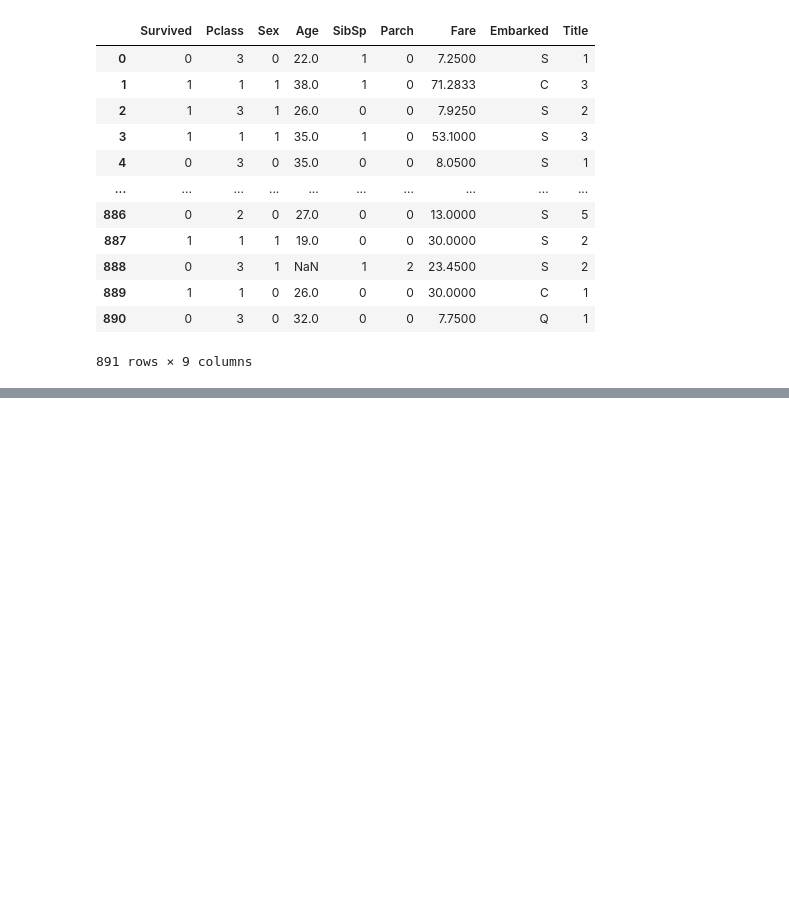
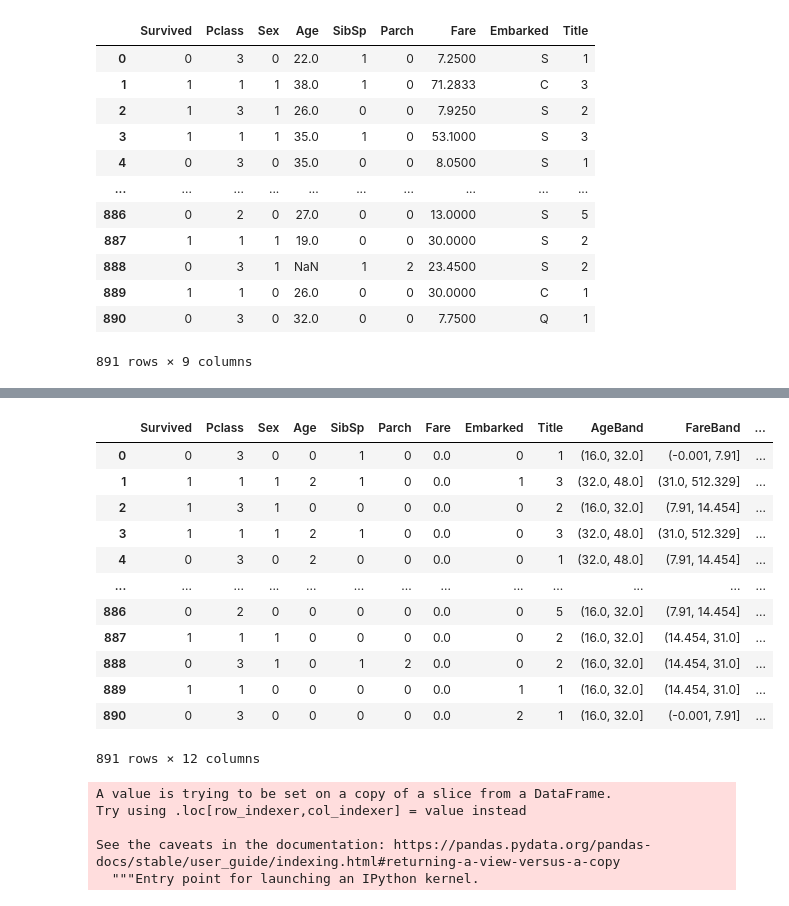
Before and after one commit to OhyunHighSchoolML/jangjo123, a Jupyter notebook: titanic.ipynb, the cells around one changed output, grey strips where cells are left out. Drawn from its saved outputs; the diff is of its cells as text; code cells hidden in the pictures; blank space fills up the shorter version.

```diff
--- a/titanic.ipynb
+++ b/titanic.ipynb
@@ -421,0 +487,2 @@ train_df
+# %%
+train_df['AgeBand'] = pd.cut(train_df['Age'],5) #cut은 동일한 길이로 나누기
@@ -421,0 +571,2 @@ train_df
+# %%
+train_df['Embarked'] = train_df['Embarked'].fillna('S')
@@ -421,0 +587,2 @@ train_df
+# %%
+train_df['Embarked'] = train_df['Embarked'].astype(str)
@@ -421,0 +621,3 @@ train_df
+# %%
+train_df['FareBand'] = pd.qcut(train_df['Fare'], 4) # pd.qcut 동일한 값으로 나누기
+train_df[['FareBand','Survived']].groupby('FareBand',as_index = False).mean()
@@ -421,0 +641,16 @@ train_df
+# %%
+train_df
+# %% [output]
+|  | Survived | Pclass | Sex | Age | SibSp | Parch | Fare | Embarked | Title | AgeBand | FareBand | ... |
+| 0 | 0 | 3 | 0 | 0 | 1 | 0 | 0.0 | 0 | 1 | (16.0, 32.0] | (-0.001, 7.91] | ... |
+| 1 | 1 | 1 | 1 | 2 | 1 | 0 | 0.0 | 1 | 3 | (32.0, 48.0] | (31.0, 512.329] | ... |
+| 2 | 1 | 3 | 1 | 0 | 0 | 0 | 0.0 | 0 | 2 | (16.0, 32.0] | (7.91, 14.454] | ... |
+| 3 | 1 | 1 | 1 | 2 | 1 | 0 | 0.0 | 0 | 3 | (32.0, 48.0] | (31.0, 512.329] | ... |
+| 4 | 0 | 3 | 0 | 2 | 0 | 0 | 0.0 | 0 | 1 | (32.0, 48.0] | (7.91, 14.454] | ... |
+| ... | ... | ... | ... | ... | ... | ... | ... | ... | ... | ... | ... | ... |
+| 886 | 0 | 2 | 0 | 0 | 0 | 0 | 0.0 | 0 | 5 | (16.0, 32.0] | (7.91, 14.454] | ... |
+| 887 | 1 | 1 | 1 | 0 | 0 | 0 | 0.0 | 0 | 2 | (16.0, 32.0] | (14.454, 31.0] | ... |
+| 888 | 0 | 3 | 1 | 0 | 1 | 2 | 0.0 | 0 | 2 | (16.0, 32.0] | (14.454, 31.0] | ... |
+| 889 | 1 | 1 | 0 | 0 | 0 | 0 | 0.0 | 1 | 1 | (16.0, 32.0] | (14.454, 31.0] | ... |
+| 890 | 0 | 3 | 0 | 0 | 0 | 0 | 0.0 | 2 | 1 | (16.0, 32.0] | (-0.001, 7.91] | ... |
+891 rows × 12 columns
@@ -421,0 +663,8 @@ train_df
+# %%
+test_df[test_df['Fare'] > 10]['Fare'] = 1
+# %% [output]
+A value is trying to be set on a copy of a slice from a DataFrame.
+Try using .loc[row_indexer,col_indexer] = value instead
+
+See the caveats in the documentation: https://pandas.pydata.org/pandas-docs/stable/user_guide/indexing.html#returning-a-view-versus-a-copy
+  """Entry point for launching an IPython kernel.
```
Also changed, not shown: parts of 38 cells of this notebook.
